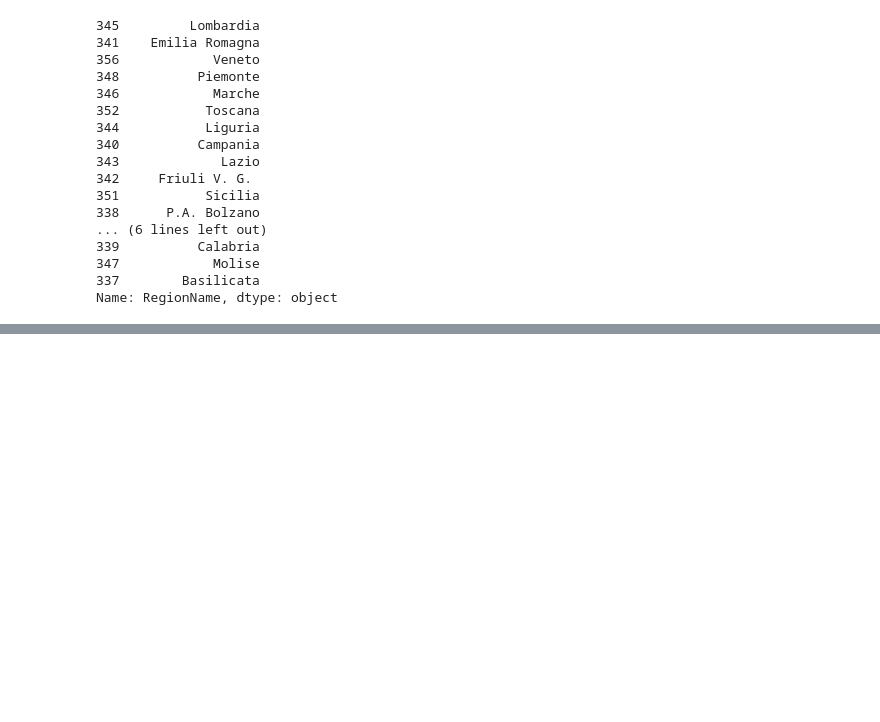
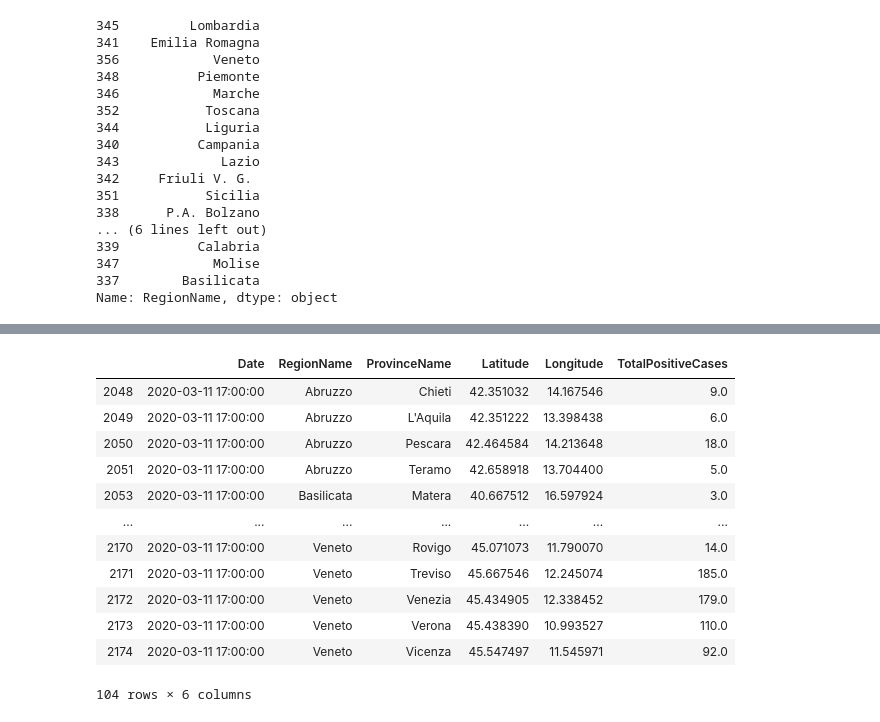
Before and after one commit to m322/portfolio, a Jupyter notebook: covid-19/exploratory_analysis.ipynb, the cells around one changed output, grey strips where cells are left out. Cells and saved outputs as stored; diff of their text form; code cells hidden in the pictures; blank space fills up the shorter version.

```diff
--- a/covid-19/exploratory_analysis.ipynb
+++ b/covid-19/exploratory_analysis.ipynb
@@ -119,0 +157,23 @@ italy_province[italy_province['ProvinceName'] == 'Vicenza']
+# %%
+italy_province_cluster_cols = ['Date', 'RegionName', 'ProvinceName', 'Latitude', 'Longitude', 'TotalPositiveCases']
+
+italy_province_cluster = pd.read_csv(f"{DATA_FILES_DIR}covid19_italy_province.csv", usecols=italy_province_cluster_cols)
+italy_province_cluster['Date'] = pd.to_datetime(italy_province_cluster['Date'])
+italy_province_cluster = italy_province_cluster[(italy_province_cluster['Date']==last_date) &
+                                                 (italy_province_cluster['Latitude']!=0.0) &
+                                                 (italy_province_cluster['TotalPositiveCases']!=0.0)]
+italy_province_cluster
+# %% [output]
+|  | Date | RegionName | ProvinceName | Latitude | Longitude | TotalPositiveCases |
+| 2048 | 2020-03-11 17:00:00 | Abruzzo | Chieti | 42.351032 | 14.167546 | 9.0 |
+| 2049 | 2020-03-11 17:00:00 | Abruzzo | L'Aquila | 42.351222 | 13.398438 | 6.0 |
+| 2050 | 2020-03-11 17:00:00 | Abruzzo | Pescara | 42.464584 | 14.213648 | 18.0 |
+| 2051 | 2020-03-11 17:00:00 | Abruzzo | Teramo | 42.658918 | 13.704400 | 5.0 |
+| 2053 | 2020-03-11 17:00:00 | Basilicata | Matera | 40.667512 | 16.597924 | 3.0 |
+| ... | ... | ... | ... | ... | ... | ... |
+| 2170 | 2020-03-11 17:00:00 | Veneto | Rovigo | 45.071073 | 11.790070 | 14.0 |
+| 2171 | 2020-03-11 17:00:00 | Veneto | Treviso | 45.667546 | 12.245074 | 185.0 |
+| 2172 | 2020-03-11 17:00:00 | Veneto | Venezia | 45.434905 | 12.338452 | 179.0 |
+| 2173 | 2020-03-11 17:00:00 | Veneto | Verona | 45.438390 | 10.993527 | 110.0 |
+| 2174 | 2020-03-11 17:00:00 | Veneto | Vicenza | 45.547497 | 11.545971 | 92.0 |
+104 rows × 6 columns
```
Also changed, not shown: parts of 13 cells of this notebook.
